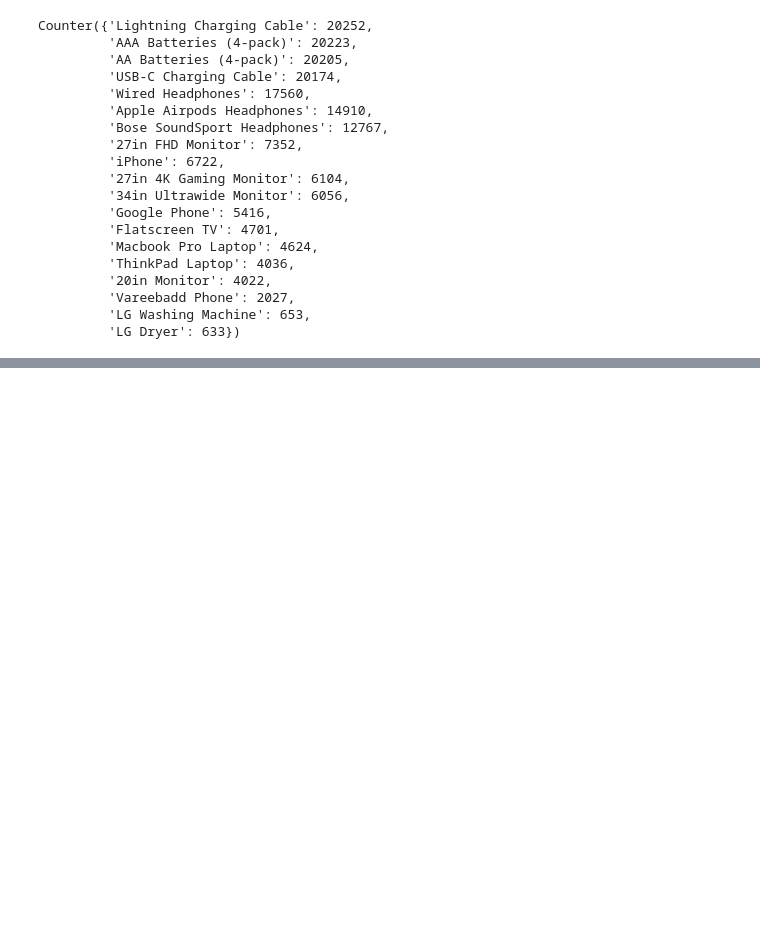
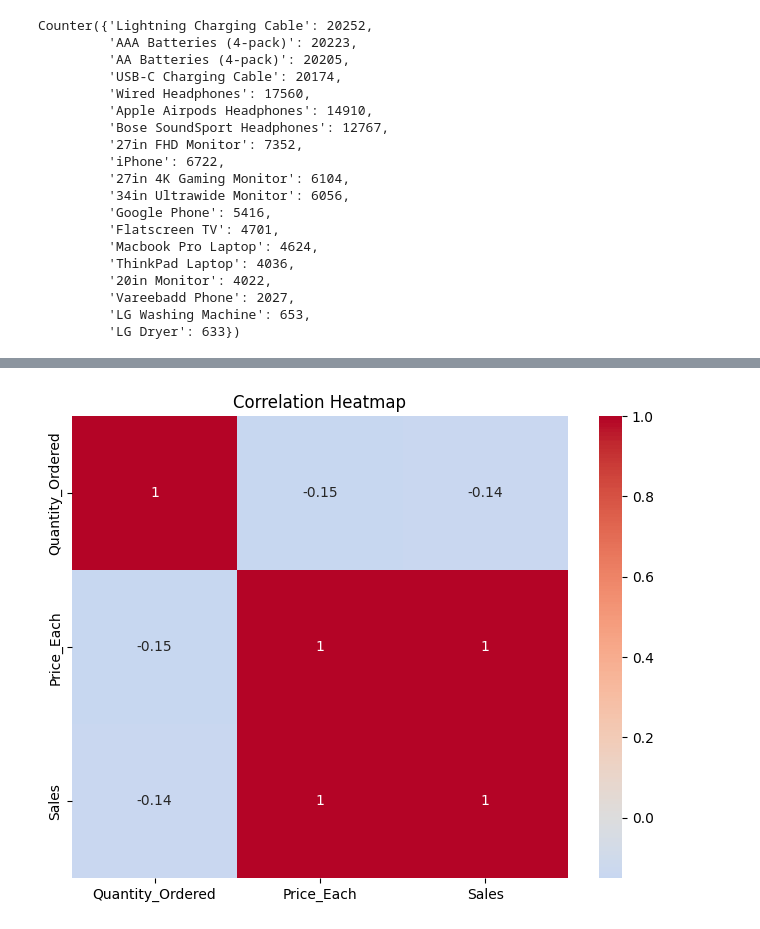
Before and after one commit to SamuelAsong/Comprehensive-Power-BI-Dashboard-for-Sales-Insights, a Jupyter notebook: notebook/sales.ipynb, the cells around one changed output, grey strips where cells are left out. Cells and saved outputs as stored; diff of their text form; code cells hidden in the pictures; blank space fills up the shorter version.

Commit message:
Add updated columns

```diff
--- a/notebook/sales.ipynb
+++ b/notebook/sales.ipynb
@@ -1876,0 +1930,13 @@ df_unique
+# %%
+# Sample data (assuming you have a DataFrame named 'df_unique')
+# Include only the relevant numerical columns for correlation analysis
+numerical_columns = ['Quantity_Ordered', 'Price_Each', 'Sales']
+correlation_matrix = df_unique[numerical_columns].corr()
+
+# Create a heatmap using seaborn
+plt.figure(figsize=(8, 6))
+sns.heatmap(correlation_matrix, annot=True, cmap='coolwarm', center=0)
+plt.title('Correlation Heatmap')
+plt.show()
+# %% [output]
+[figure, added]
```
Also changed, not shown: parts of 12 cells of this notebook.
